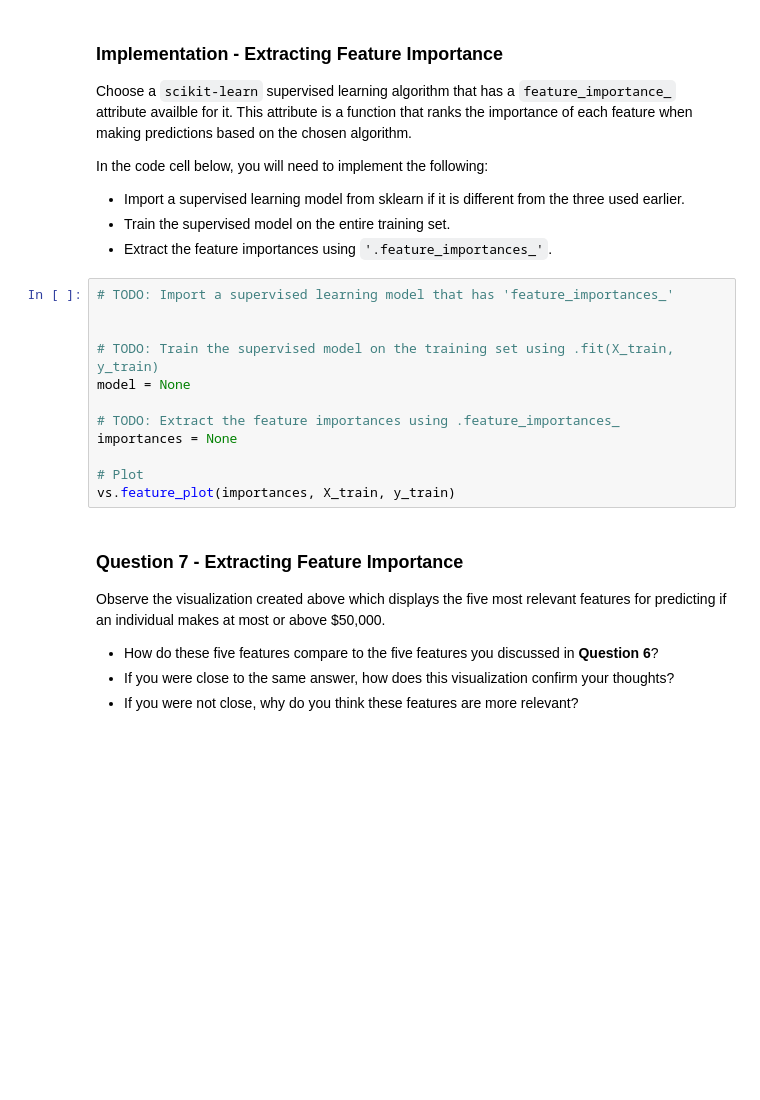
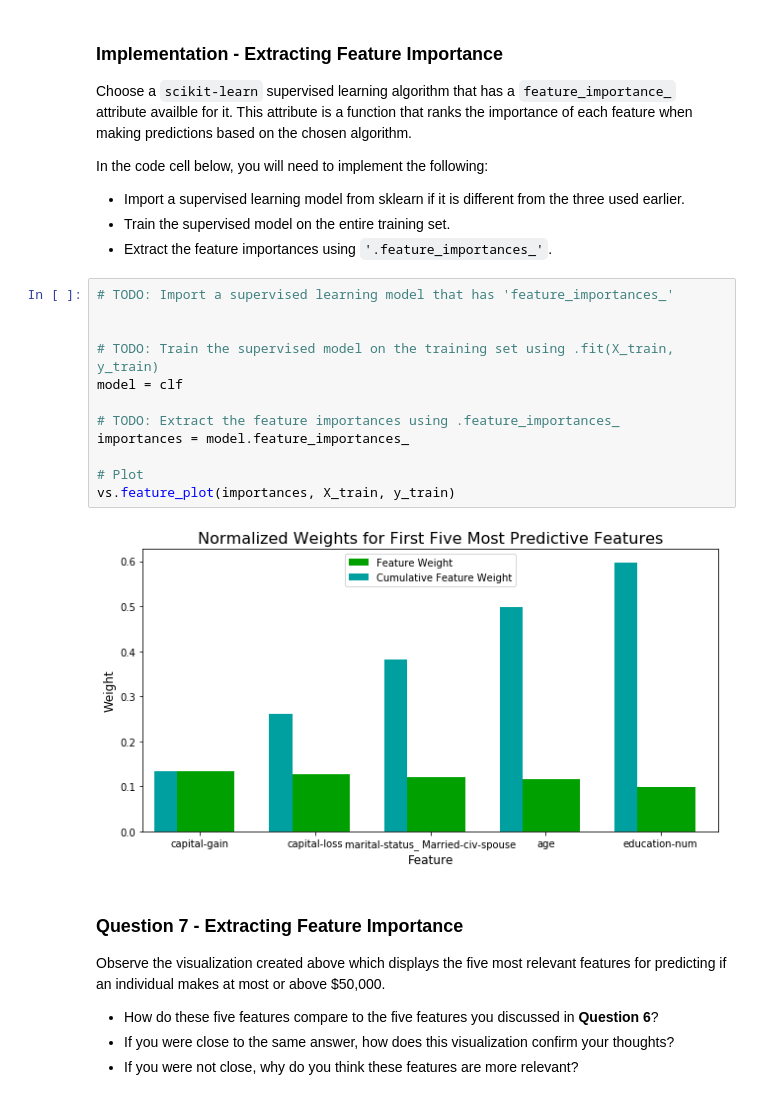
Before and after one commit to davidpham87/machine-learning, a Jupyter notebook: projects/finding_donors/finding_donors.ipynb, the cells around one changed output. Cells and saved outputs as stored; diff of their text form; blank space fills up the shorter version.

```diff
--- a/projects/finding_donors/finding_donors.ipynb
+++ b/projects/finding_donors/finding_donors.ipynb
@@ -781,15 +812,17 @@ In the code cell below, you will need to implement the following:
 # %%
 # TODO: Import a supervised learning model that has 'feature_importances_'
 
 
 # TODO: Train the supervised model on the training set using .fit(X_train, y_train)
-model = None
+model = clf
 
 # TODO: Extract the feature importances using .feature_importances_
-importances = None
+importances = model.feature_importances_
 
 # Plot
 vs.feature_plot(importances, X_train, y_train)
+# %% [output]
+[figure, added]
 # %% [markdown]
 ### Question 7 - Extracting Feature Importance
 
```
Also changed, not shown: parts of 8 cells of this notebook.
